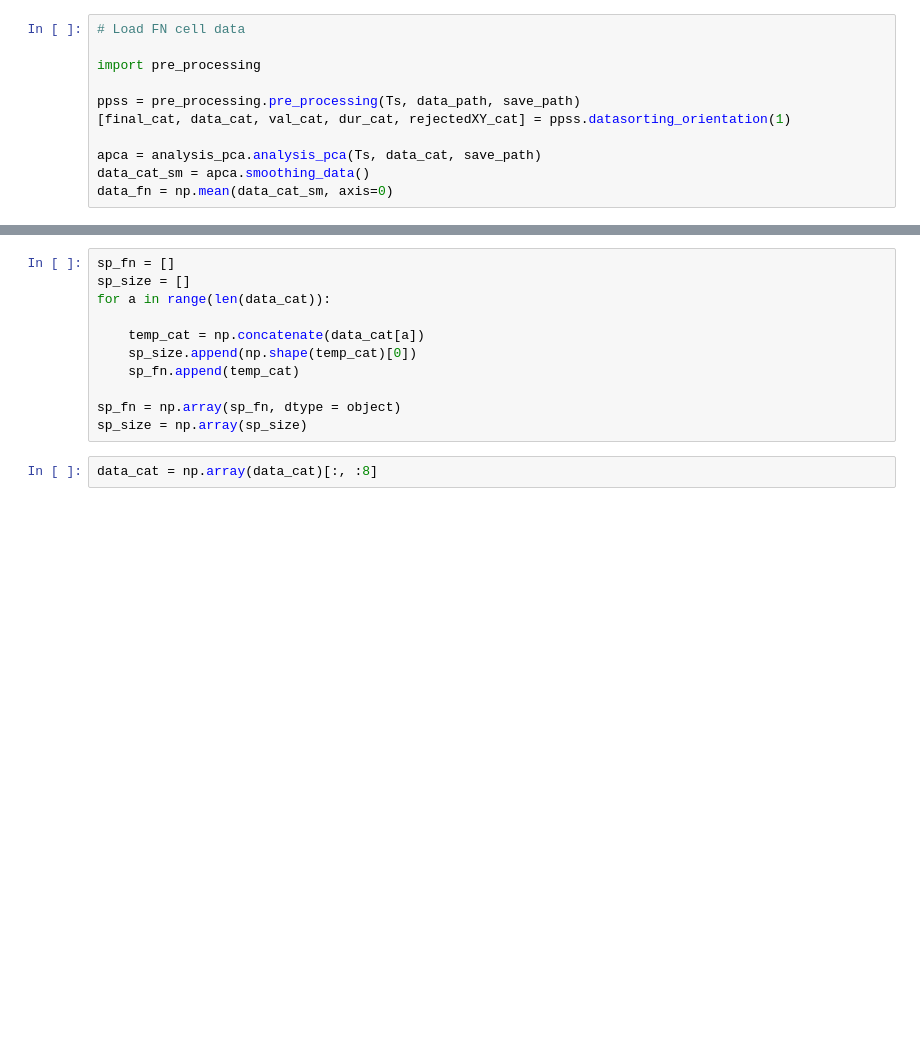
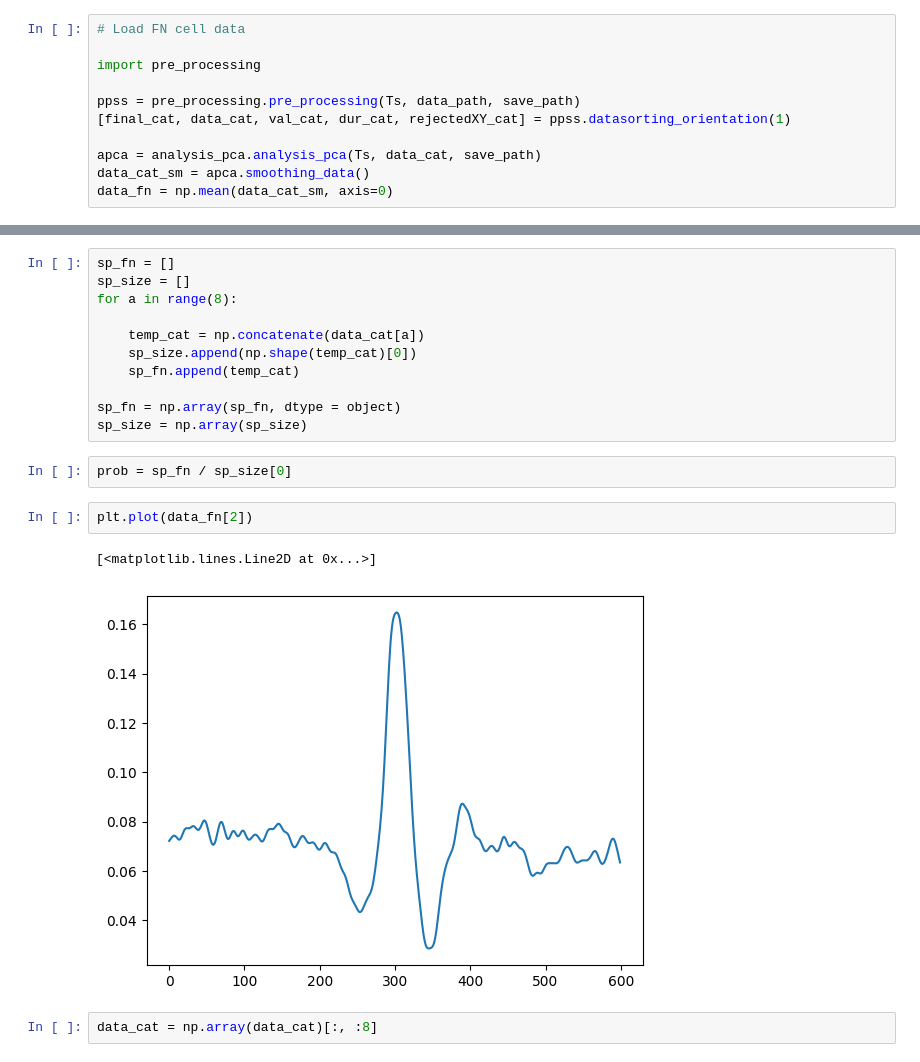
Before and after one commit to NeuroAI-IBS/fn_data_saccade, a Jupyter notebook: Data sorting/python_code/cliques_analy.ipynb, the cells around one changed output, grey strips where cells are left out. Cells and saved outputs as stored; diff of their text form; blank space fills up the shorter version.

```diff
--- a/Data sorting/python_code/cliques_analy.ipynb
+++ b/Data sorting/python_code/cliques_analy.ipynb
@@ -50,7 +120,7 @@ data_fn = np.mean(data_cat_sm, axis=0)
 # %%
 sp_fn = []
 sp_size = []
-for a in range(len(data_cat)):
+for a in range(8):
 
     temp_cat = np.concatenate(data_cat[a])
     sp_size.append(np.shape(temp_cat)[0])
@@ -58,6 +128,13 @@ for a in range(len(data_cat)):
 
 sp_fn = np.array(sp_fn, dtype = object)
 sp_size = np.array(sp_size)
+# %%
+prob = sp_fn / sp_size[0]
+# %%
+plt.plot(data_fn[2])
+# %% [output]
+[<matplotlib.lines.Line2D at 0x...>]
+[figure, added]
 # %%
 data_cat = np.array(data_cat)[:, :8]
 # %%
```
Also changed, not shown: parts of 7 cells of this notebook.
